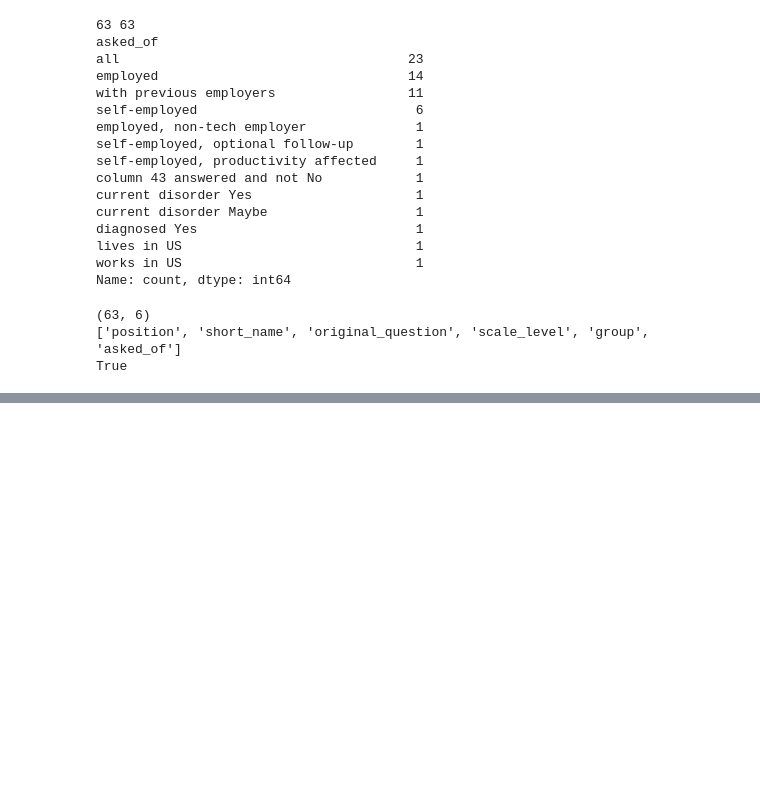
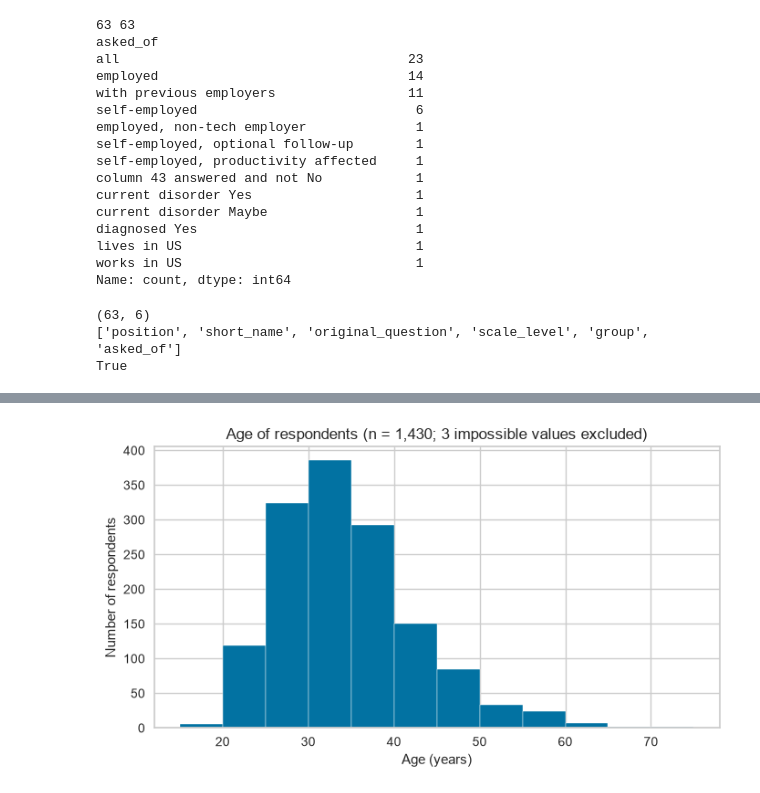
Before and after one commit to nosadfountains/Unsupervised-ML_Case-Study, a Jupyter notebook: mental-health-clustering/analysis.ipynb, the cells around one changed output, grey strips where cells are left out. Saved outputs shown, nothing was run; the diff lists cells and outputs as text; code cells hidden in the pictures; blank space fills up the shorter version.

```diff
--- a/mental-health-clustering/analysis.ipynb
+++ b/mental-health-clustering/analysis.ipynb
@@ -194,10 +194,10 @@ names_36_62 = [
     "family_history_mh",
     "mh_disorder_past",
     "mh_disorder_current",
-    "current_conditions_text",
-    "suspected_conditions_text",
+    "current_conditions_list",
+    "suspected_conditions_list",
     "diagnosed_by_professional",
-    "diagnosed_conditions_text",
+    "diagnosed_conditions_list",
     "sought_treatment",
     "interferes_when_treated",
     "interferes_when_not_treated",
@@ -1159,0 +1437,11 @@ True
+# %%
+plausible = df["age"][(df["age"] >= 15) & (df["age"] <= 75)]
+
+fig, ax = plt.subplots(figsize=(8, 4))
+ax.hist(plausible, bins=range(15, 80, 5), edgecolor="white")
+ax.set_xlabel("Age (years)")
+ax.set_ylabel("Number of respondents")
+ax.set_title("Age of respondents (n = 1,430; 3 impossible values excluded)")
+plt.show()
+# %% [output]
+[figure, added]
```
Also changed, not shown: parts of 21 cells of this notebook, 2 other files.
